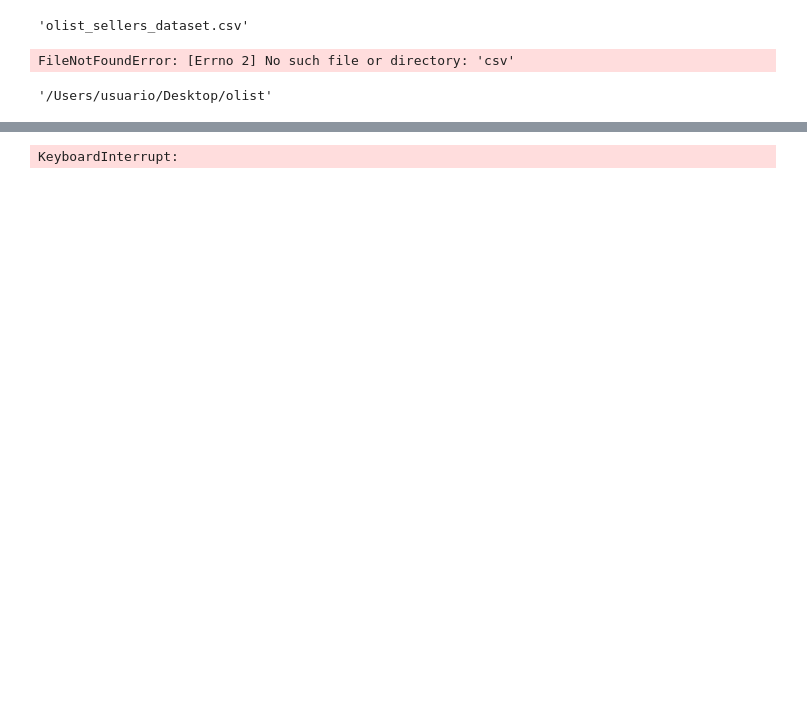
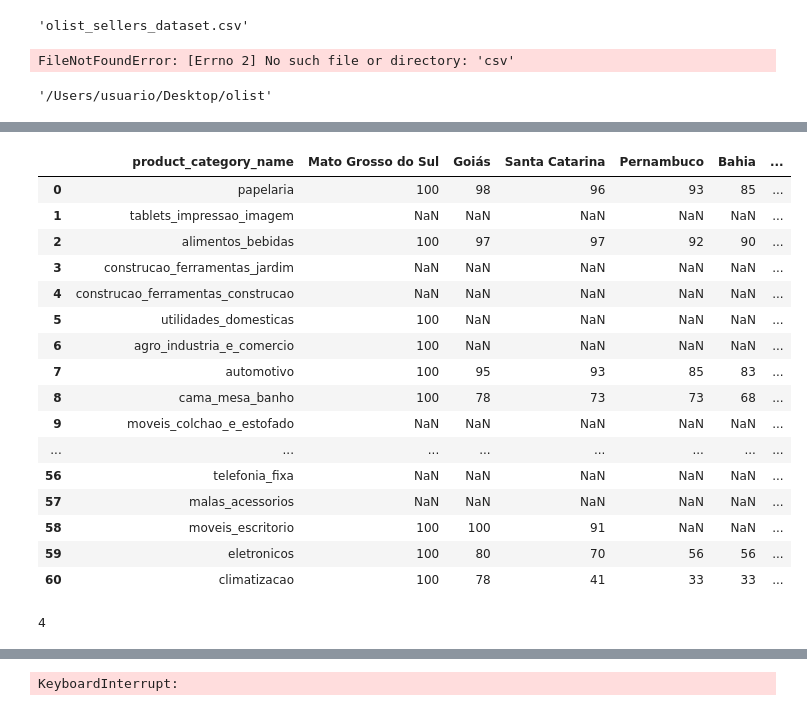
Before and after one commit to PedrooFelix/E-commerce-DataVisualization-Recommendation, a Jupyter notebook: olist /PROJETO-OLIST.ipynb, the cells around one changed output, grey strips where cells are left out. Saved outputs shown, nothing was run; the diff lists cells and outputs as text; code cells hidden in the pictures; blank space fills up the shorter version.

```diff
--- a/olist /PROJETO-OLIST.ipynb
+++ b/olist /PROJETO-OLIST.ipynb
@@ -264,0 +282,2 @@ from bs4 import BeautifulSoup
+# %%
+geograph = [i for i in os.listdir('/Users/usuario/Downloads') if i.startswith('geoMap-')]
@@ -264,0 +304,17 @@ from bs4 import BeautifulSoup
+# %%
+datageo = pd.DataFrame(columns=['product_category_name', 'Mato Grosso do Sul', 'Goiás', 'Santa Catarina', 'Pernambuco',
+   'Bahia', 'Distrito Federal', 'Ceará', 'São Paulo', 'Rio Grande do Sul',
+   'Rio de Janeiro', 'Paraná', 'Minas Gerais', 'Amapá', 'Rondônia',
+   'Piauí', 'Mato Grosso', 'Espírito Santo', 'Pará', 'Paraíba', 'Sergipe',
+   'Maranhão', 'Alagoas', 'Amazonas', 'Acre', 'Rio Grande do Norte',
+   'Roraima', 'Tocantins'])
+for i in geograph:
+    csv = pd.read_csv(f'/Users/usuario/Downloads/{i}')
+    csv = csv.T
+    csv.columns = ['product_category_name', 'Mato Grosso do Sul', 'Goiás', 'Santa Catarina', 'Pernambuco',
+       'Bahia', 'Distrito Federal', 'Ceará', 'São Paulo', 'Rio Grande do Sul',
+       'Rio de Janeiro', 'Paraná', 'Minas Gerais', 'Amapá', 'Rondônia',
+       'Piauí', 'Mato Grosso', 'Espírito Santo', 'Pará', 'Paraíba', 'Sergipe',
+       'Maranhão', 'Alagoas', 'Amazonas', 'Acre', 'Rio Grande do Norte',
+       'Roraima', 'Tocantins']
+    datageo=pd.concat([datageo,csv], ignore_index=True)
@@ -264,0 +337,24 @@ from bs4 import BeautifulSoup
+# %%
+datageo.product_category_name = datageo['product_category_name'].str.split(':').str[0].str.replace(' e ','_')
+# %%
+datageo = datageo.T
+# %%
+datageo
+# %% [output]
+|  | product_category_name | Mato Grosso do Sul | Goiás | Santa Catarina | Pernambuco | Bahia | ... |
+| 0 | papelaria | 100 | 98 | 96 | 93 | 85 | ... |
+| 1 | tablets_impressao_imagem | NaN | NaN | NaN | NaN | NaN | ... |
+| 2 | alimentos_bebidas | 100 | 97 | 97 | 92 | 90 | ... |
+| 3 | construcao_ferramentas_jardim | NaN | NaN | NaN | NaN | NaN | ... |
+| 4 | construcao_ferramentas_construcao | NaN | NaN | NaN | NaN | NaN | ... |
+| 5 | utilidades_domesticas | 100 | NaN | NaN | NaN | NaN | ... |
+| 6 | agro_industria_e_comercio | 100 | NaN | NaN | NaN | NaN | ... |
+| 7 | automotivo | 100 | 95 | 93 | 85 | 83 | ... |
+| 8 | cama_mesa_banho | 100 | 78 | 73 | 73 | 68 | ... |
+| 9 | moveis_colchao_e_estofado | NaN | NaN | NaN | NaN | NaN | ... |
+| ... | ... | ... | ... | ... | ... | ... | ... |
+| 56 | telefonia_fixa | NaN | NaN | NaN | NaN | NaN | ... |
+| 57 | malas_acessorios | NaN | NaN | NaN | NaN | NaN | ... |
+| 58 | moveis_escritorio | 100 | 100 | 91 | NaN | NaN | ... |
+| 59 | eletronicos | 100 | 80 | 70 | 56 | 56 | ... |
+| 60 | climatizacao | 100 | 78 | 41 | 33 | 33 | ... |
@@ -264,0 +368,6 @@ from bs4 import BeautifulSoup
+# %%
+from multiprocessing import Pool, cpu_count
+
+cpu_count()
+# %% [output]
+4
```
Also changed, not shown: parts of 131 cells of this notebook, 5 other files.
